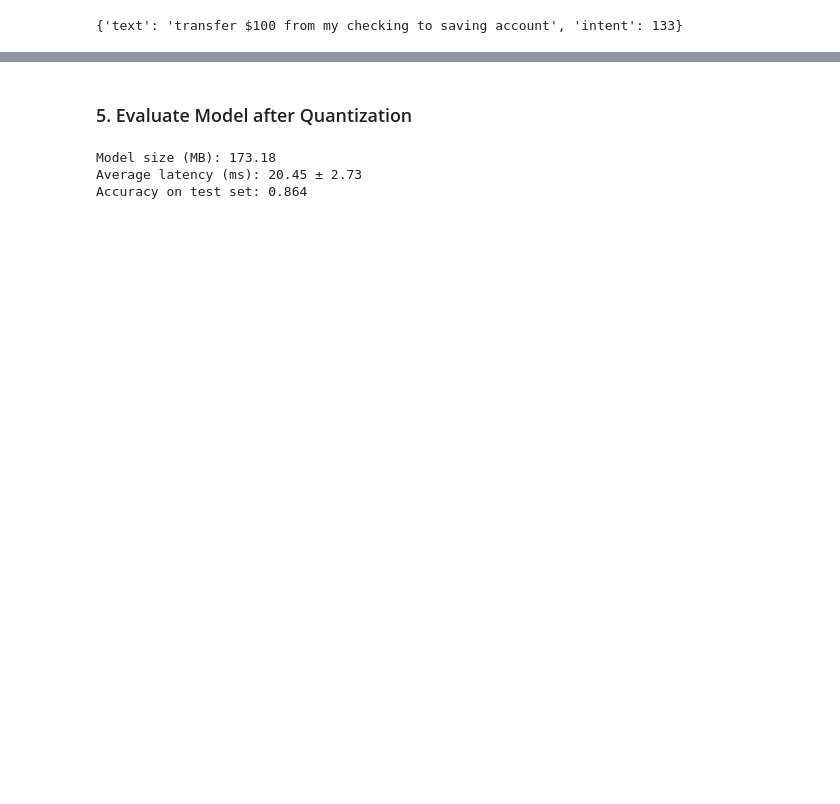
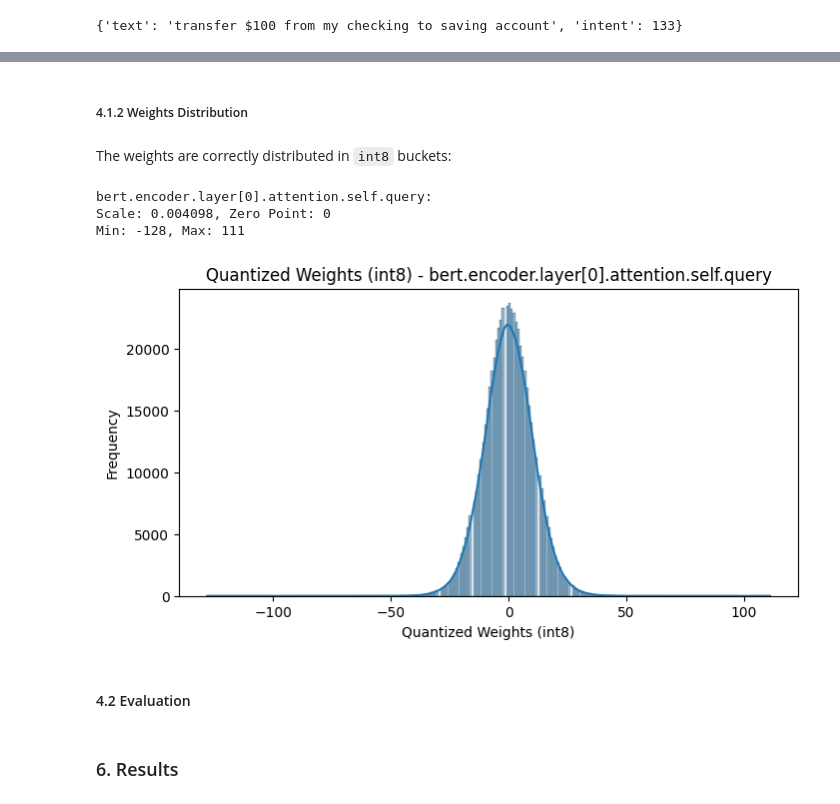
Before and after one commit to dcarpintero/ai-engineering, a Jupyter notebook: 07_model_optimization_quantization.ipynb, the cells around one changed output, grey strips where cells are left out. Cells and saved outputs as stored; diff of their text form; code cells hidden in the pictures; blank space fills up the shorter version.

Commit message:
add quantization_analysis

```diff
--- a/07_model_optimization_quantization.ipynb
+++ b/07_model_optimization_quantization.ipynb
@@ -132,3 +275,42 @@ model_dynamic_quantized = quantize_dynamic(
+# %% [markdown]
+##### 4.1.2 Weights Distribution
+# %% [markdown]
+The weights are correctly distributed in `int8` buckets:
+# %%
+import torch
+import matplotlib.pyplot as plt
+import seaborn as sns
+
+def weight_distribution(model, layer_name):
+    weight = model.bert.encoder.layer[0].attention.self.query.weight()
+
+    scale = weight.q_scale()
+    zero_point = weight.q_zero_point()
+
+    int_repr = weight.int_repr()
+
+    min_val = int_repr.min().item()
+    max_val = int_repr.max().item()
+
+    print(f"{layer_name}:")
+    print(f"Scale: {scale:.6f}, Zero Point: {zero_point}")
+    print(f"Min: {min_val}, Max: {max_val}")
+
+    plt.figure(figsize=(8, 4))
+    sns.histplot(int_repr.flatten().numpy(), bins=256, kde=True)
+    plt.title(f'Quantized Weights (int8) - {layer_name}')
+    plt.xlabel('Quantized Weights (int8)')
+    plt.ylabel('Frequency')
+    plt.show()
+
+weight_distribution(model_ptq_dynamic, "bert.encoder.layer[0].attention.query")
+# %% [output]
+bert.encoder.layer[0].attention.self.query:
+Scale: 0.004098, Zero Point: 0
+Min: -128, Max: 111
+[figure, added]
+# %% [markdown]
+#### 4.2 Evaluation
 # %%
 from transformers import AutoTokenizer
 
@@ -137,13 +323,5 @@ pipe = pipeline("text-classification", model=model_dynamic_quantized, tokenizer=
-# %% [markdown]
-### 5. Evaluate Model after Quantization
-# %%
-optim_type = "Dynamic Quantization"
-pb = PerformanceBenchmark(pipe, clinc["test"], optim_type=optim_type)
-perf_metrics.update(pb.run_benchmark())
-# %% [output]
-Model size (MB): 173.18
-Average latency (ms): 20.45 ± 2.73
-Accuracy on test set: 0.864
+# %% [markdown]
+### 6. Results
 # %%
 import matplotlib.pyplot as plt
 import pandas as pd
```
Also changed, not shown: parts of 32 cells of this notebook.
